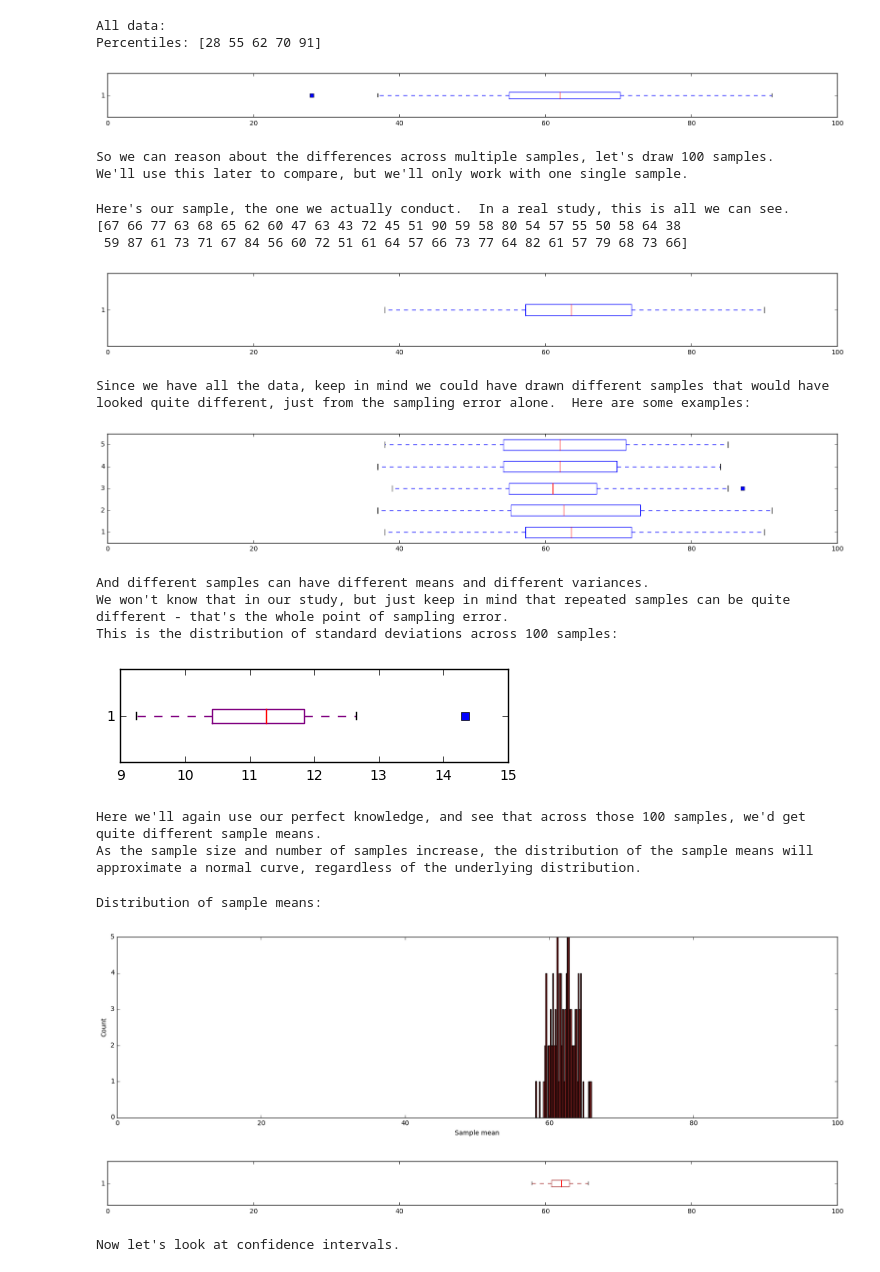
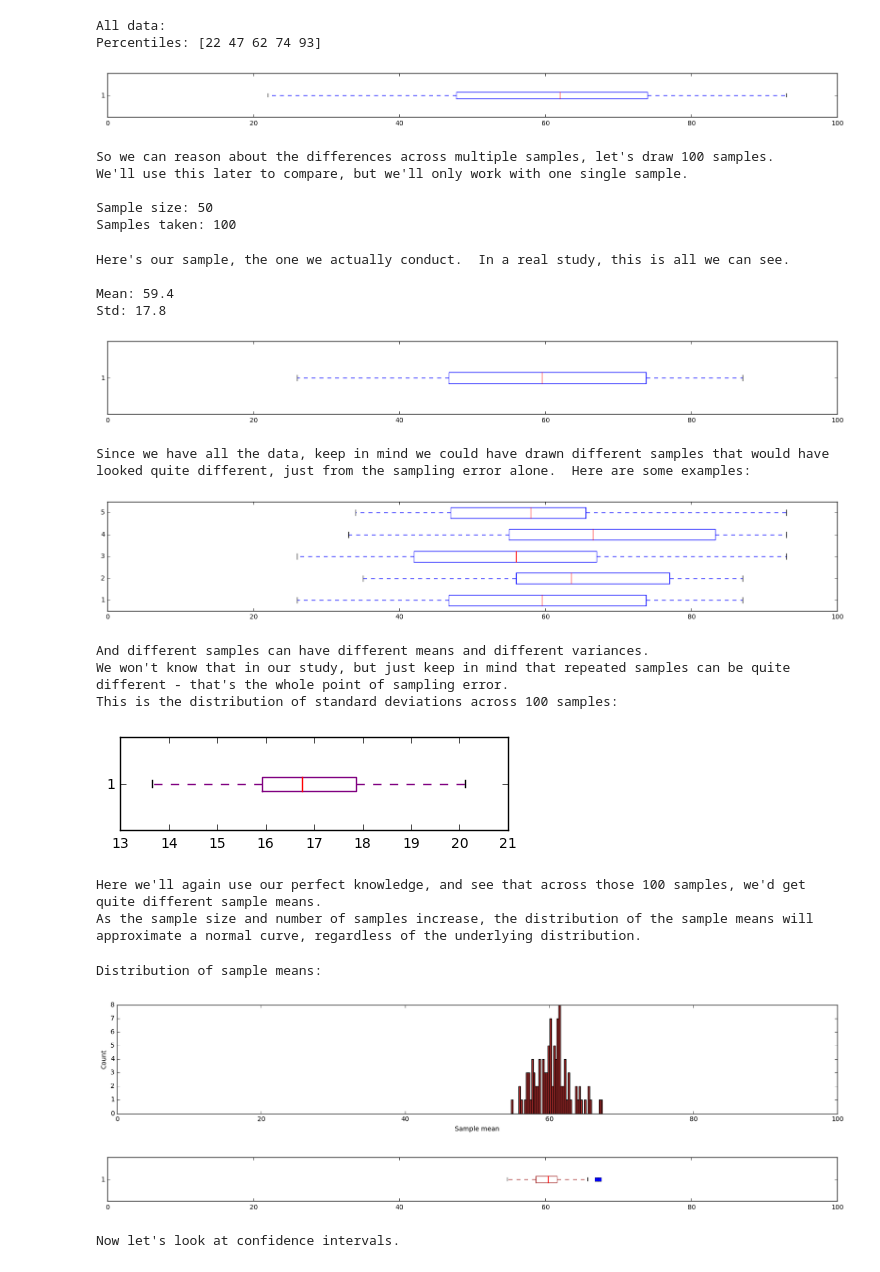
Before and after one commit to mit-teaching-systems-lab/math, a Jupyter notebook: Confidence+intervals.ipynb, the cells around one changed output. Saved outputs shown, nothing was run; the diff lists cells and outputs as text; code cells hidden in the pictures.

```diff
--- a/Confidence+intervals.ipynb
+++ b/Confidence+intervals.ipynb
@@ -6,7 +6,9 @@ import math
 # drawn from http://hamelg.blogspot.com/2015/11/python-for-data-analysis-part-23-point.html
 # %%
 np.random.seed(43)
-# data = ((np.random.rand(100) * 50 + 10) + (np.random.rand(100) * 30 + 10)).astype(int)
-data = np.random.normal(np.random.rand(1) * 20 + 60, np.random.rand(1) * 2 + 10, 200).astype(int)
+data = ((np.random.rand(100) * 50 + 10) + (np.random.rand(100) * 30 + 10)).astype(int)
+
+# This swaps in a normal distribution
+# data = np.random.normal(np.random.rand(1) * 20 + 60, np.random.rand(1) * 2 + 10, 200).astype(int)
 data
 # %% [output]
@@ -39,8 +35,8 @@ print("All data:")
 print("Percentiles: " + str(np.percentile(data, (0, 25, 50, 75, 100)).astype(int)))
 # %% [output]
 All data:
-Percentiles: [28 55 62 70 91]
+Percentiles: [22 47 62 74 93]
-[figure, old version]
+[figure, new version]
 # %%
 print("So we can reason about the differences across multiple samples, let's draw 100 samples.")
 print("We'll use this later to compare, but we'll only work with one single sample.")
@@ -52,23 +48,31 @@ samples_taken = 100
 for i in range(0, samples_taken):
   samples.append(np.random.choice(data, sample_size))
 
-None
+print("")
+print("Sample size: " + str(sample_size))
+print("Samples taken: " + str(samples_taken))
 # %% [output]
 So we can reason about the differences across multiple samples, let's draw 100 samples.
 We'll use this later to compare, but we'll only work with one single sample.
+
+Sample size: 50
+Samples taken: 100
 # %%
 print("Here's our sample, the one we actually conduct.  In a real study, this is all we can see.")
+print("")
+print("Mean: " + str(np.mean(samples[0])))
+print("Std: " + str(round(np.std(samples[0]), 1)))
 
-print(samples[0])
 plt.figure(figsize=(20,2))
 plt.xlim(0, 100)
 plt.boxplot(samples[0], 0, 'rs', 0)
 None
 # %% [output]
 Here's our sample, the one we actually conduct.  In a real study, this is all we can see.
-[67 66 77 63 68 65 62 60 47 63 43 72 45 51 90 59 58 80 54 57 55 50 58 64 38
- 59 87 61 73 71 67 84 56 60 72 51 61 64 57 66 73 77 64 82 61 57 79 68 73 66]
+
+Mean: 59.4
+Std: 17.8
-[figure, old version]
+[figure, new version]
 # %%
 plt.figure(figsize=(20,3))
 plt.xlim(0, 100)
@@ -76,7 +80,7 @@ plt.boxplot(samples[:5], 0, 'rs', 0)
 print("Since we have all the data, keep in mind we could have drawn different samples that would have looked quite different, just from the sampling error alone.  Here are some examples:")
 # %% [output]
 Since we have all the data, keep in mind we could have drawn different samples that would have looked quite different, just from the sampling error alone.  Here are some examples:
-[figure, old version]
+[figure, new version]
 # %%
 sample_stds = np.std(samples, axis=1)
 
@@ -92,7 +96,7 @@ None
 And different samples can have different means and different variances.
 We won't know that in our study, but just keep in mind that repeated samples can be quite different - that's the whole point of sampling error.
 This is the distribution of standard deviations across 100 samples:
-[figure, old version]
+[figure, new version]
 # %%
 print("Here we'll again use our perfect knowledge, and see that across those 100 samples, we'd get quite different sample means.")
 print("As the sample size and number of samples increase, the distribution of the sample means will approximate a normal curve, regardless of the underlying distribution.")
@@ -102,22 +106,22 @@ As the sample size and number of samples increase, the distribution of the sampl
 # %%
 sample_means = np.mean(samples, axis=1)
 
 print("Distribution of sample means:")
-plt.figure(figsize=(20,5))
+plt.figure(figsize=(20,3))
 n, bins, patches = plt.hist(sample_means, 50, color="brown")
 plt.xlabel('Sample mean')
 plt.ylabel('Count')
 plt.xlim(0, 100)
 plt.show()
 
 plt.figure(figsize=(20,1.2))
 plt.xlim(0, 100)
 bp = plt.boxplot(sample_means, 0, 'rs', 0)
 plt.setp(bp['boxes'], color='brown')
 plt.setp(bp['whiskers'], color='brown')
 None
 # %% [output]
 Distribution of sample means:
-[figure, old version]
+[figure, new version]
-[figure, old version]
+[figure, new version]
 # %%
```
Also changed, not shown: parts of 11 cells of this notebook.
